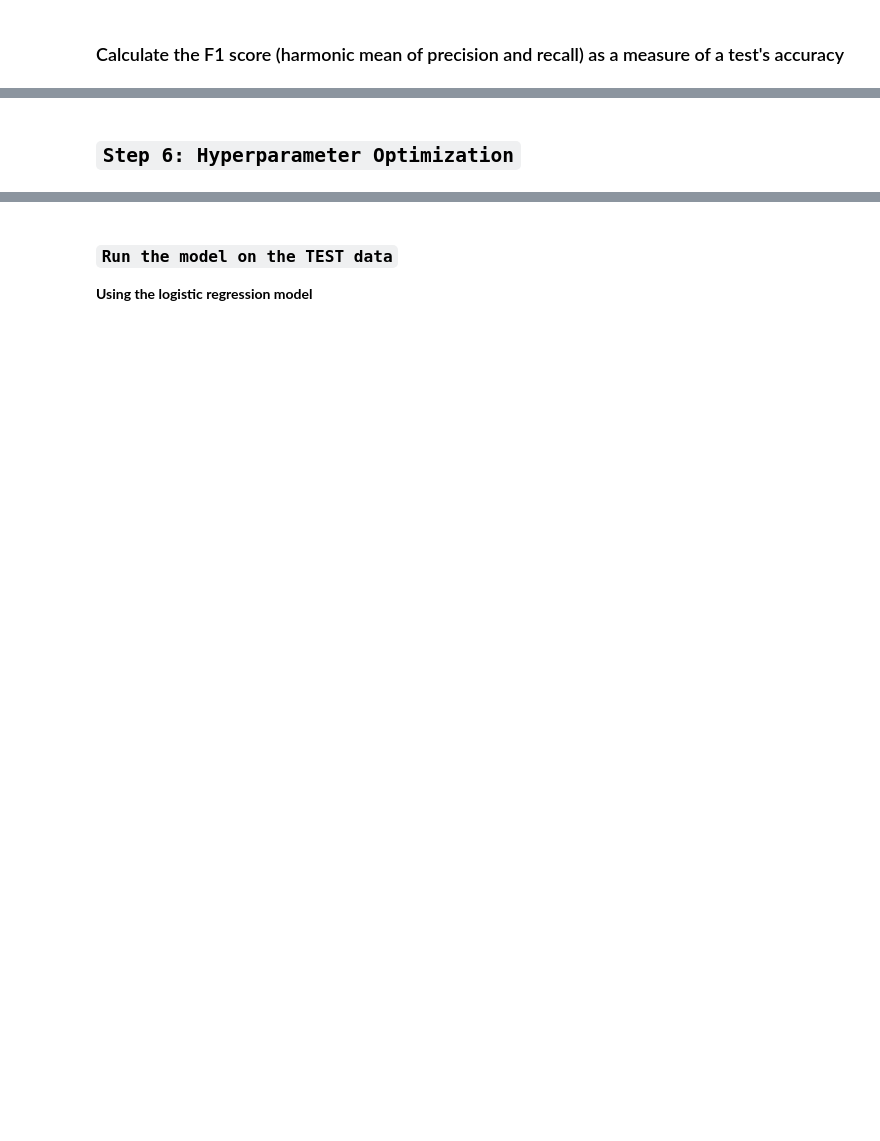
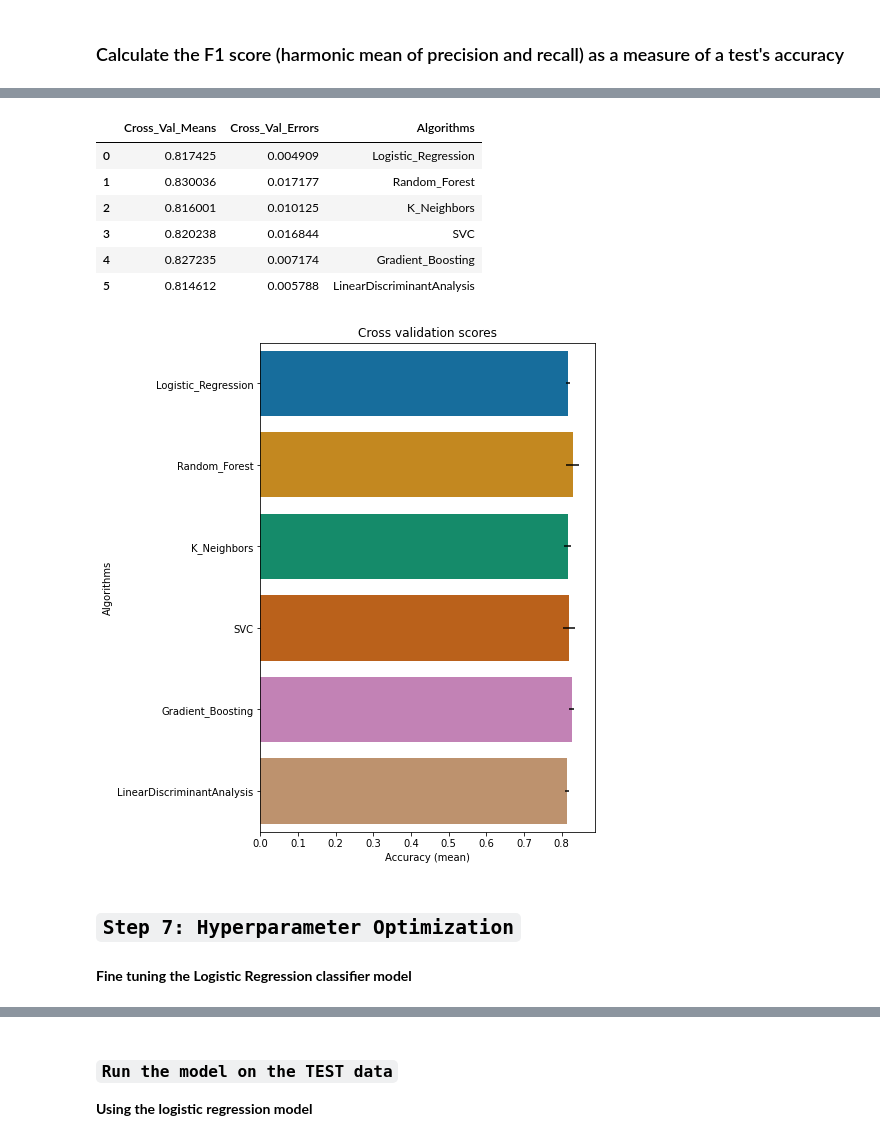
Before and after one commit to alperdomo/ML_classification, a Jupyter notebook: scripts/Project_Titanic_MacLearMod_survival_titanic.ipynb, the cells around one changed output, grey strips where cells are left out. Saved outputs shown, nothing was run; the diff lists cells and outputs as text; code cells hidden in the pictures; blank space fills up the shorter version.

Commit message:
Added cross_validation_models function

```diff
--- a/scripts/Project_Titanic_MacLearMod_survival_titanic.ipynb
+++ b/scripts/Project_Titanic_MacLearMod_survival_titanic.ipynb
@@ -489,2 +507,51 @@ cross_scores.mean().round(3), cross_scores.std()
+# %%
+def cross_validation_models(X_train, y_train, splits):
+    random_state = 42
+    cross_val_results = []
+    cross_val_means = []
+    cross_val_std = []
+    models = []
+    K_fold = StratifiedKFold(n_splits=splits)
+    models.append(LogisticRegression(random_state = random_state))
+    models.append(RandomForestClassifier(random_state=random_state))
+    models.append(KNeighborsClassifier())
+    models.append(SVC(random_state=random_state))
+    models.append(GradientBoostingClassifier(random_state=random_state))
+    models.append(LinearDiscriminantAnalysis())
+    for i in models :
+        cross_val_results.append(cross_val_score(i, X_train, y_train,
+                                          scoring = "accuracy",
+                                                 cv = K_fold, n_jobs=4))
+    for results in cross_val_results:
+        cross_val_means.append(results.mean())
+        cross_val_std.append(results.std())
+    cross_val_df = pd.DataFrame(
+        {"Cross_Val_Means":cross_val_means,
+         "Cross_Val_Errors": cross_val_std,
+         "Algorithms":[
+             "Logistic_Regression", "Random_Forest",
+             "K_Neighbors", "SVC", "Gradient_Boosting",
+             "LinearDiscriminantAnalysis"
+            ]
+        })
+    plt.figure(figsize=(6, 9))
+    cross_val_plot = sns.barplot("Cross_Val_Means", "Algorithms", data = cross_val_df,
+                    palette="colorblind", orient = "h", **{'xerr':cross_val_std})
+    cross_val_plot.set_xlabel("Accuracy (mean)")
+    cross_val_plot = cross_val_plot.set_title("Cross validation scores")
+    plt.savefig('../plots/Cross_val_algorithms.jpg', format ="jpg", bbox_inches = 'tight')
+    return cross_val_df
+# %%
+cross_val_df = cross_validation_models(X_train, y_train, 3)
+cross_val_df
+# %% [output]
+|  | Cross_Val_Means | Cross_Val_Errors | Algorithms |
+| 0 | 0.817425 | 0.004909 | Logistic_Regression |
+| 1 | 0.830036 | 0.017177 | Random_Forest |
+| 2 | 0.816001 | 0.010125 | K_Neighbors |
+| 3 | 0.820238 | 0.016844 | SVC |
+| 4 | 0.827235 | 0.007174 | Gradient_Boosting |
+| 5 | 0.814612 | 0.005788 | LinearDiscriminantAnalysis |
+[figure, added]
 # %% [markdown]
-## `Step 6: Hyperparameter Optimization`
+## `Step 7: Hyperparameter Optimization`
@@ -493,0 +558,2 @@ from sklearn.model_selection import GridSearchCV
+# %% [markdown]
+__Fine tuning the Logistic Regression classifier model__
```
Also changed, not shown: parts of 37 cells of this notebook, 6 other files.
